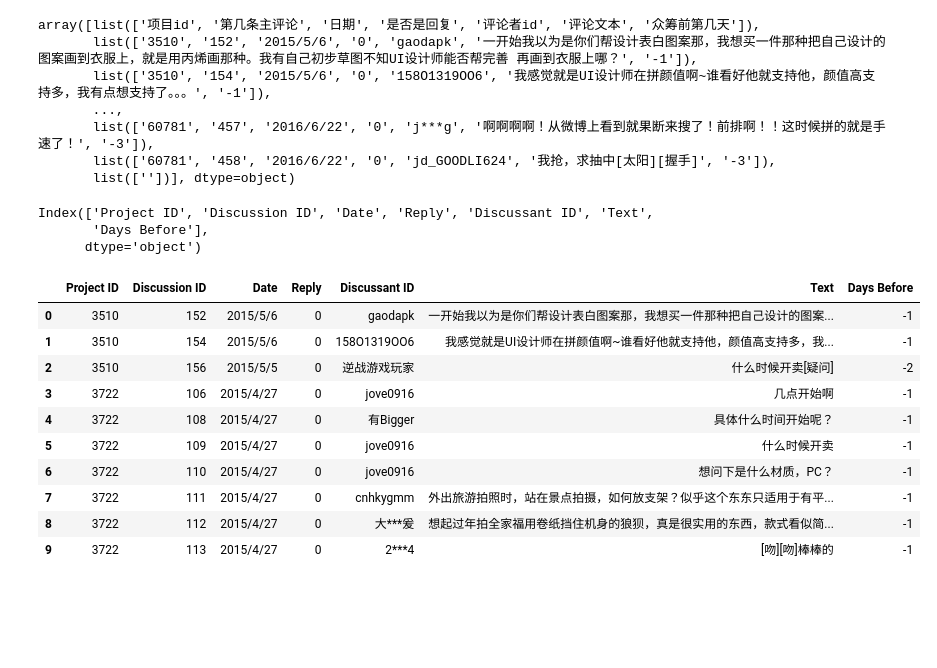
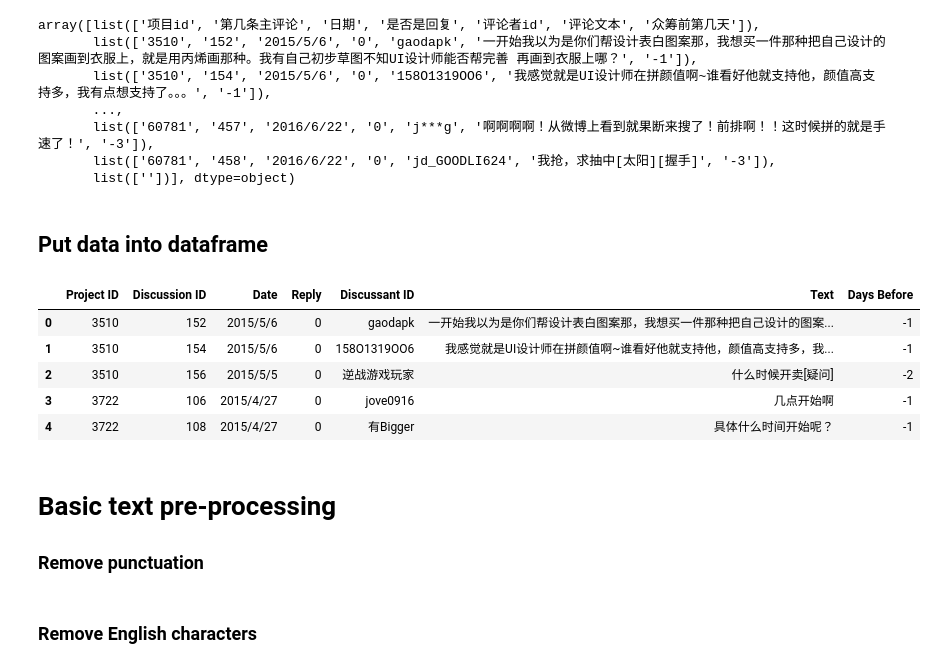
Before and after one commit to cnn22/text-mining, a Jupyter notebook: data-mining.ipynb, the cells around one changed output. Drawn from its saved outputs; the diff is of its cells as text; code cells hidden in the pictures; blank space fills up the shorter version.

```diff
--- a/data-mining.ipynb
+++ b/data-mining.ipynb
@@ -43,6 +68,8 @@ array([list(['项目id', '第几条主评论', '日期', '是否是回复', '评
        list(['60781', '457', '2016/6/22', '0', 'j***g', '啊啊啊啊！从微博上看到就果断来搜了！前排啊！！这时候拼的就是手速了！', '-3']),
        list(['60781', '458', '2016/6/22', '0', 'jd_GOODLI624', '我抢，求抽中[太阳][握手]', '-3']),
        list([''])], dtype=object)
+# %% [markdown]
+## Put data into dataframe
 # %%
 #convert numpy array to pandas dataframe
 xiahua = pd.DataFrame(data=contents[1:], columns = contents[0])
@@ -56,20 +86,14 @@ xiahua.rename(columns={'项目id':'Project ID'
+# %%
+xiahua.drop([46441], inplace=True) #dropped empty row
 # %%
-xiahua.columns
+xiahua.head()
 # %% [output]
-Index(['Project ID', 'Discussion ID', 'Date', 'Reply', 'Discussant ID', 'Text',
-       'Days Before'],
-      dtype='object')
+|  | Project ID | Discussion ID | Date | Reply | Discussant ID | Text | Days Before |
+| 0 | 3510 | 152 | 2015/5/6 | 0 | gaodapk | 一开始我以为是你们帮设计表白图案那，我想买一件那种把自己设计的图案... | -1 |
+| 1 | 3510 | 154 | 2015/5/6 | 0 | 158O1319OO6 | 我感觉就是UI设计师在拼颜值啊~谁看好他就支持他，颜值高支持多，我... | -1 |
+| 2 | 3510 | 156 | 2015/5/5 | 0 | 逆战游戏玩家 | 什么时候开卖[疑问] | -2 |
+| 3 | 3722 | 106 | 2015/4/27 | 0 | jove0916 | 几点开始啊 | -1 |
+| 4 | 3722 | 108 | 2015/4/27 | 0 | 有Bigger | 具体什么时间开始呢？ | -1 |
-# %%
-xiahua.head(10)
-# %% [output]
-|  | Project ID | Discussion ID | Date | Reply | Discussant ID | Text | Days Before |
-| 0 | 3510 | 152 | 2015/5/6 | 0 | gaodapk | 一开始我以为是你们帮设计表白图案那，我想买一件那种把自己设计的图案... | -1 |
-| 1 | 3510 | 154 | 2015/5/6 | 0 | 158O1319OO6 | 我感觉就是UI设计师在拼颜值啊~谁看好他就支持他，颜值高支持多，我... | -1 |
-| 2 | 3510 | 156 | 2015/5/5 | 0 | 逆战游戏玩家 | 什么时候开卖[疑问] | -2 |
-| 3 | 3722 | 106 | 2015/4/27 | 0 | jove0916 | 几点开始啊 | -1 |
-| 4 | 3722 | 108 | 2015/4/27 | 0 | 有Bigger | 具体什么时间开始呢？ | -1 |
-| 5 | 3722 | 109 | 2015/4/27 | 0 | jove0916 | 什么时候开卖 | -1 |
-| 6 | 3722 | 110 | 2015/4/27 | 0 | jove0916 | 想问下是什么材质，PC？ | -1 |
-| 7 | 3722 | 111 | 2015/4/27 | 0 | cnhkygmm | 外出旅游拍照时，站在景点拍摄，如何放支架？似乎这个东东只适用于有平... | -1 |
-| 8 | 3722 | 112 | 2015/4/27 | 0 | 大***爰 | 想起过年拍全家福用卷纸挡住机身的狼狈，真是很实用的东西，款式看似简... | -1 |
-| 9 | 3722 | 113 | 2015/4/27 | 0 | 2***4 | [吻][吻]棒棒的 | -1 |
+# %% [markdown]
+# Basic text pre-processing
+### Remove punctuation
@@ -75,0 +102,2 @@ xiahua.head(10)
+# %% [markdown]
+### Remove English characters
```
Also changed, not shown: parts of 33 cells of this notebook.
